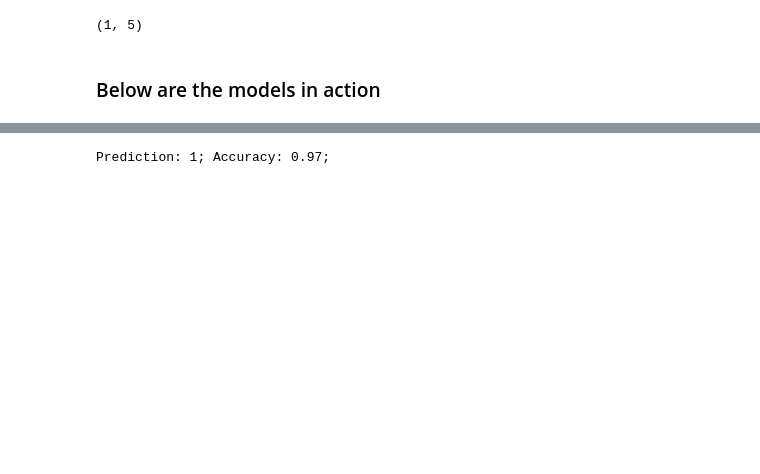
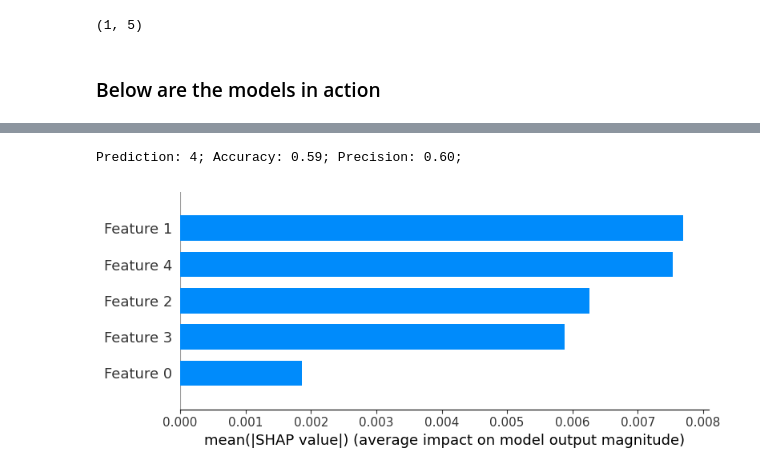
Before and after one commit to alvinjaymaique/MLThesis, a Jupyter notebook: Classification/Classifications.ipynb, the cells around one changed output, grey strips where cells are left out. Saved outputs shown, nothing was run; the diff lists cells and outputs as text; code cells hidden in the pictures; blank space fills up the shorter version.

```diff
--- a/Classification/Classifications.ipynb
+++ b/Classification/Classifications.ipynb
@@ -92,11 +152,13 @@ Prediction: 1; Accuracy: 0.95;
 # %%
 """ Support Vector Machine """
-model = Model(X, y, MODELS_DICT['svc'])
+model = Model(X, y, MODELS_DICT['svc'], explainer='kernel')
 new_y = model.predict(new_x)
 accuracy = model.accuracy()
-print(f'Prediction: {new_y[0]}; Accuracy: {accuracy:.2f};')
+print(f'Prediction: {new_y[0]}; Accuracy: {accuracy:.2f}; Precision: {model.precision():.2f};')
+model.explain_global()
 # %% [output]
-Prediction: 1; Accuracy: 0.97;
+Prediction: 4; Accuracy: 0.59; Precision: 0.60;
+[figure, added]
 # %%
 """ Gradient Boosting Machine Classifier """
 model = Model(X, y, MODELS_DICT['hgb'])
```
Also changed, not shown: parts of 11 cells of this notebook, 2 other files.
